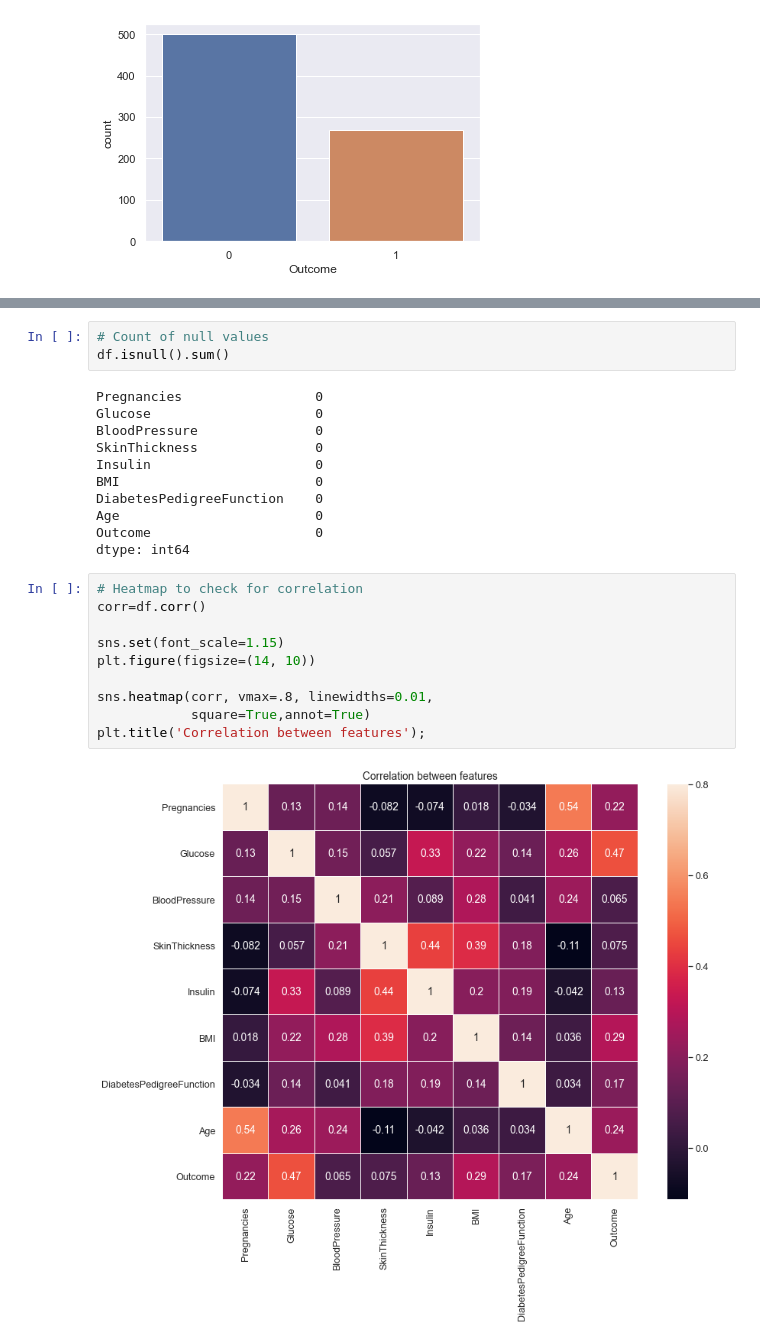
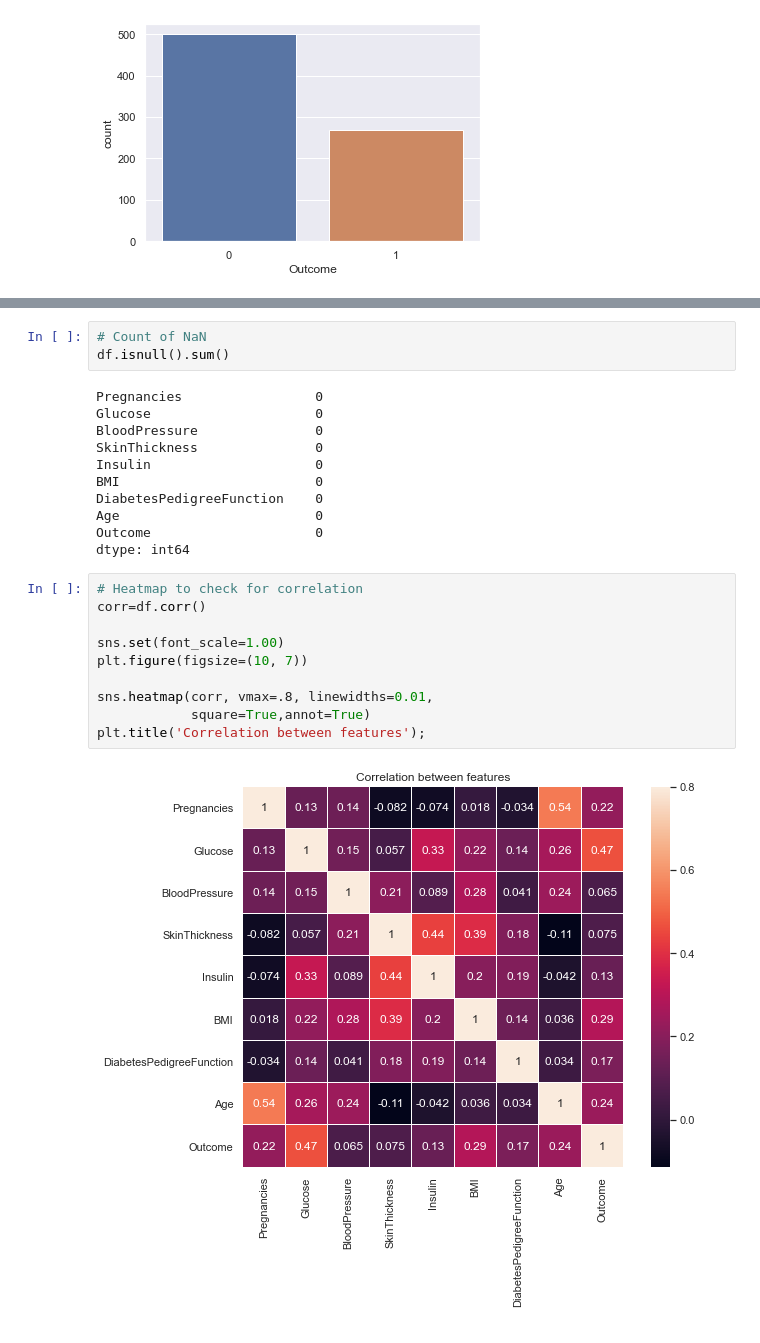
Before and after one commit to shikharsingh2697/Diabetes-Prediction, a Jupyter notebook: DiabetesPrediction.ipynb, the cells around one changed output, grey strips where cells are left out. Drawn from its saved outputs; the diff is of its cells as text.

```diff
--- a/DiabetesPrediction.ipynb
+++ b/DiabetesPrediction.ipynb
@@ -52,5 +63,5 @@ sns.countplot(df['Outcome'],label="Count")
 # %%
-# Count of null values
+# Count of NaN
 df.isnull().sum()
 # %% [output]
 Pregnancies                 0
@@ -66,12 +77,12 @@ dtype: int64
 # %%
 # Heatmap to check for correlation
 corr=df.corr()
 
-sns.set(font_scale=1.15)
-plt.figure(figsize=(14, 10))
+sns.set(font_scale=1.00)
+plt.figure(figsize=(10, 7))
 
 sns.heatmap(corr, vmax=.8, linewidths=0.01,
             square=True,annot=True)
 plt.title('Correlation between features');
 # %% [output]
-[figure, old version]
+[figure, new version]
```
Also changed, not shown: parts of 17 cells of this notebook.
